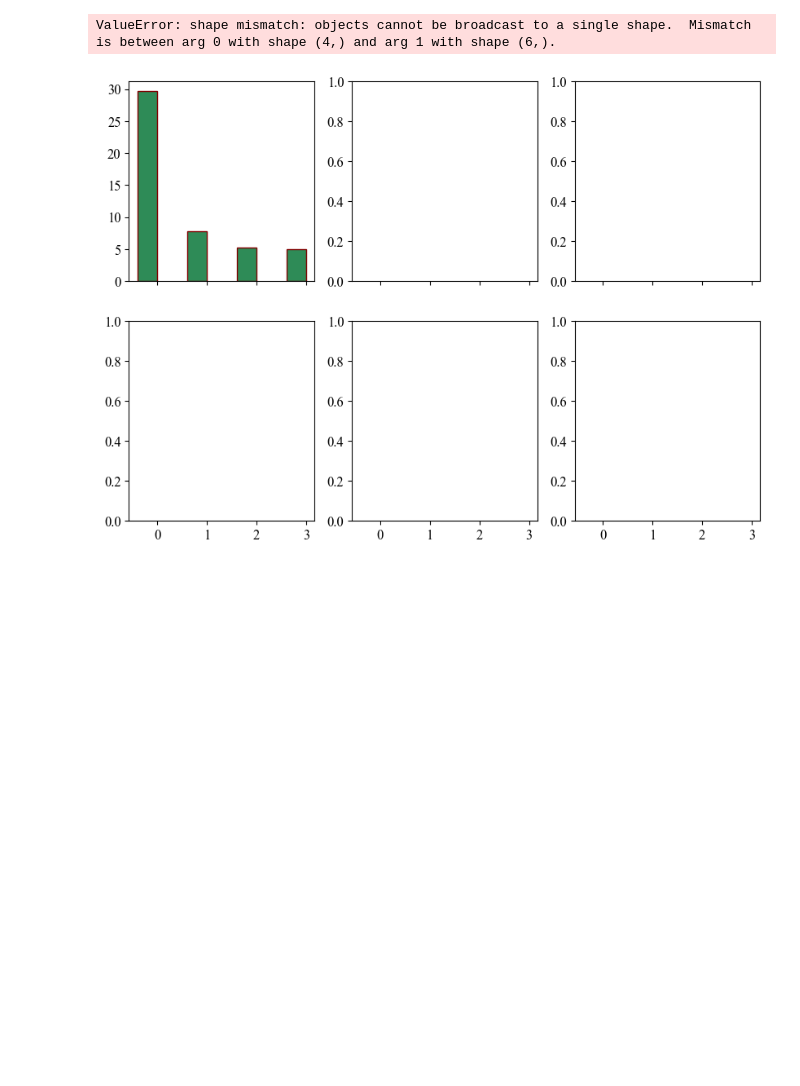
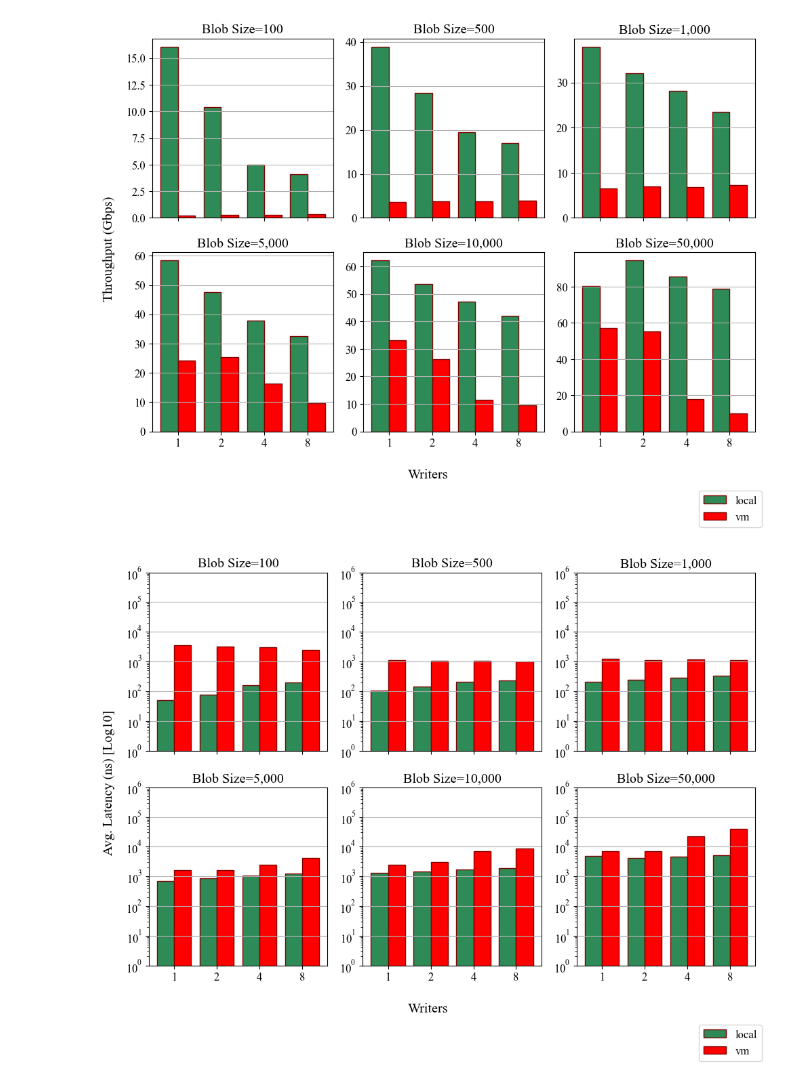
Before and after one commit to davidmaaghul/FRAL, a Jupyter notebook: fral/testing/performance_tests/notebooks/pc_test.ipynb, the cells around one changed output. Cells and saved outputs as stored; diff of their text form; code cells hidden in the pictures; blank space fills up the shorter version.

```diff
--- a/fral/testing/performance_tests/notebooks/pc_test.ipynb
+++ b/fral/testing/performance_tests/notebooks/pc_test.ipynb
@@ -53,8 +53,8 @@ def create_plots(df1, df2, ytitle, val_col, filename, logscale = False, ylim = N
 
 
 
-cpp_df = pd.read_csv("../test-results/local/pc_test.csv", compression='gzip')
-py_df = pd.read_csv("../test-results/vm/local/pc_test.csv",compression='gzip')
+cpp_df = pd.read_csv("../test-results/pc_test.csv")
+py_df = pd.read_csv("../test-results/py_pc_test.csv")
 update_df(cpp_df)
 update_df(py_df)
 print(py_df)
@@ -104,2 +104,2 @@ print(out_df.to_latex(index=False, float_format="{:,.1f}".format, formatters={"B
-ValueError: shape mismatch: objects cannot be broadcast to a single shape.  Mismatch is between arg 0 with shape (4,) and arg 1 with shape (6,).
-[figure, old version]
+[figure, new version]
+[figure, added]
```
Also changed, not shown: parts of 1 cell of this notebook, 10 other files.
